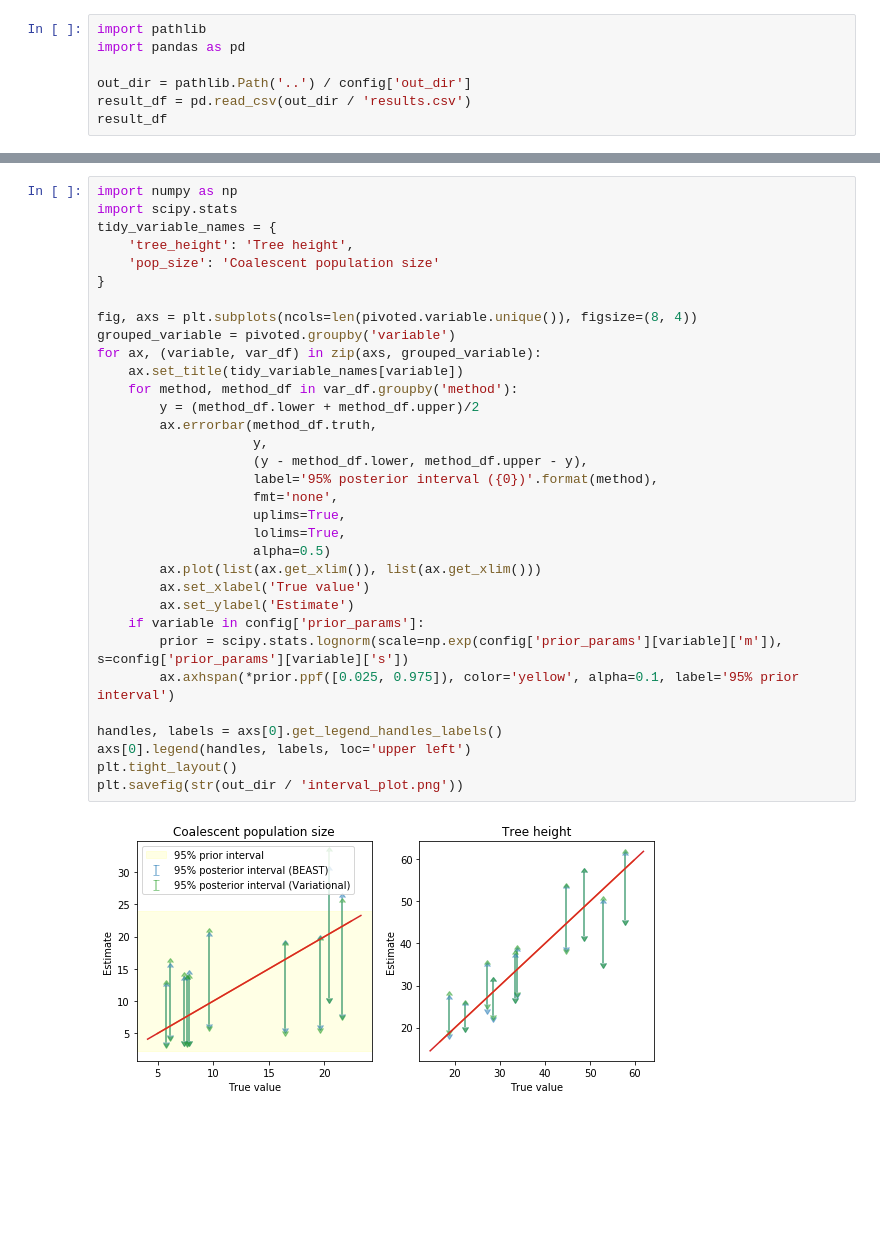
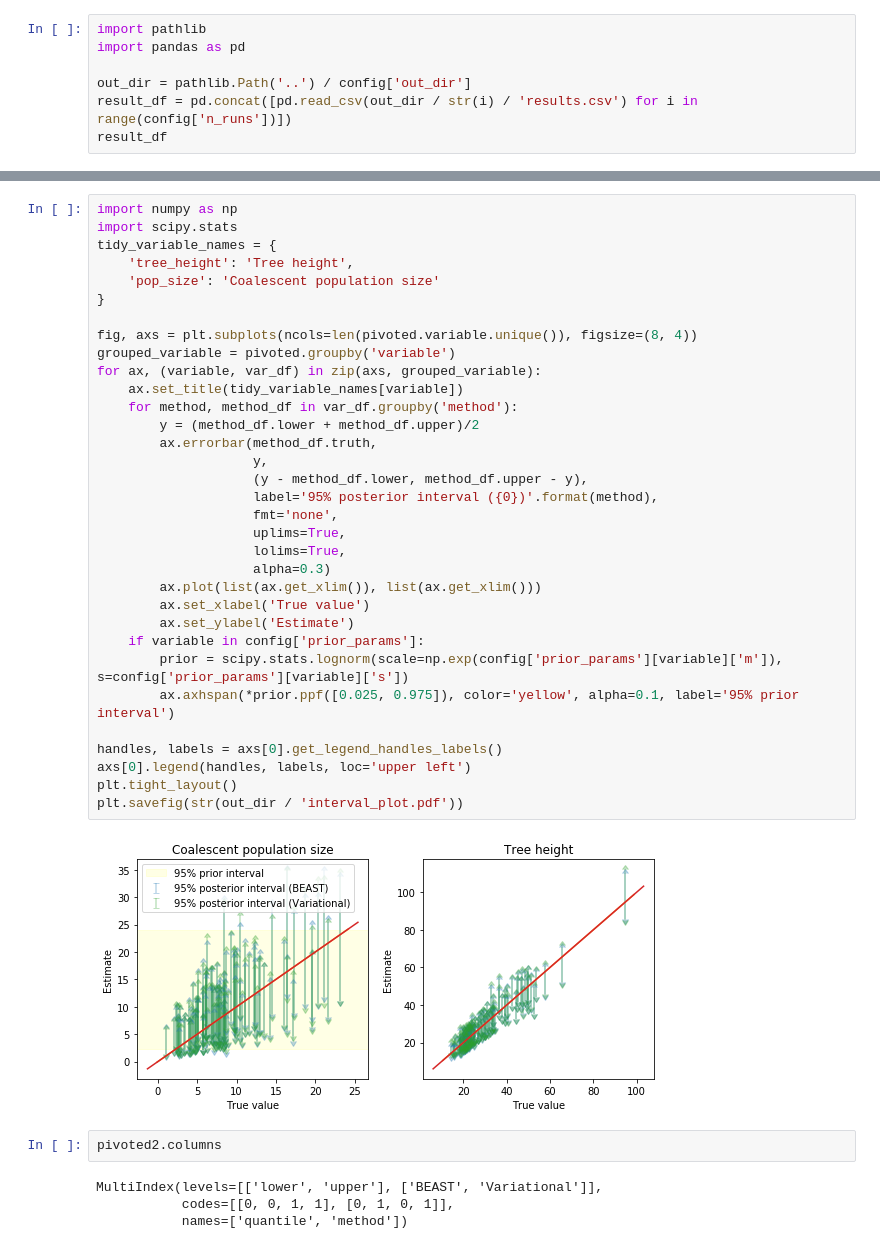
Before and after one commit to christiaanjs/pylo, a Jupyter notebook: eval/viz/coverage-viz.ipynb, the cells around one changed output, grey strips where cells are left out. Cells and saved outputs as stored; diff of their text form; blank space fills up the shorter version.

```diff
--- a/eval/viz/coverage-viz.ipynb
+++ b/eval/viz/coverage-viz.ipynb
@@ -30,6 +30,6 @@ import pathlib
 import pandas as pd
 
 out_dir = pathlib.Path('..') / config['out_dir']
-result_df = pd.read_csv(out_dir / 'results.csv')
+result_df = pd.concat([pd.read_csv(out_dir / str(i) / 'results.csv') for i in range(config['n_runs'])])
 result_df
 # %% [output]
@@ -83,33 +84,39 @@ import numpy as np
 import scipy.stats
 tidy_variable_names = {
     'tree_height': 'Tree height',
     'pop_size': 'Coalescent population size'
 }
 
 fig, axs = plt.subplots(ncols=len(pivoted.variable.unique()), figsize=(8, 4))
 grouped_variable = pivoted.groupby('variable')
 for ax, (variable, var_df) in zip(axs, grouped_variable):
     ax.set_title(tidy_variable_names[variable])
     for method, method_df in var_df.groupby('method'):
         y = (method_df.lower + method_df.upper)/2
         ax.errorbar(method_df.truth,
                     y,
                     (y - method_df.lower, method_df.upper - y),
                     label='95% posterior interval ({0})'.format(method),
                     fmt='none',
                     uplims=True,
                     lolims=True,
-                    alpha=0.5)
+                    alpha=0.3)
         ax.plot(list(ax.get_xlim()), list(ax.get_xlim()))
         ax.set_xlabel('True value')
         ax.set_ylabel('Estimate')
     if variable in config['prior_params']:
         prior = scipy.stats.lognorm(scale=np.exp(config['prior_params'][variable]['m']), s=config['prior_params'][variable]['s'])
         ax.axhspan(*prior.ppf([0.025, 0.975]), color='yellow', alpha=0.1, label='95% prior interval')
 
 handles, labels = axs[0].get_legend_handles_labels()
 axs[0].legend(handles, labels, loc='upper left')
 plt.tight_layout()
-plt.savefig(str(out_dir / 'interval_plot.png'))
+plt.savefig(str(out_dir / 'interval_plot.pdf'))
 # %% [output]
-[figure, old version]
+[figure, new version]
+# %%
+pivoted2.columns
+# %% [output]
+MultiIndex(levels=[['lower', 'upper'], ['BEAST', 'Variational']],
+           codes=[[0, 0, 1, 1], [0, 1, 0, 1]],
+           names=['quantile', 'method'])
```
Also changed, not shown: parts of 6 cells of this notebook, 6 other files.
